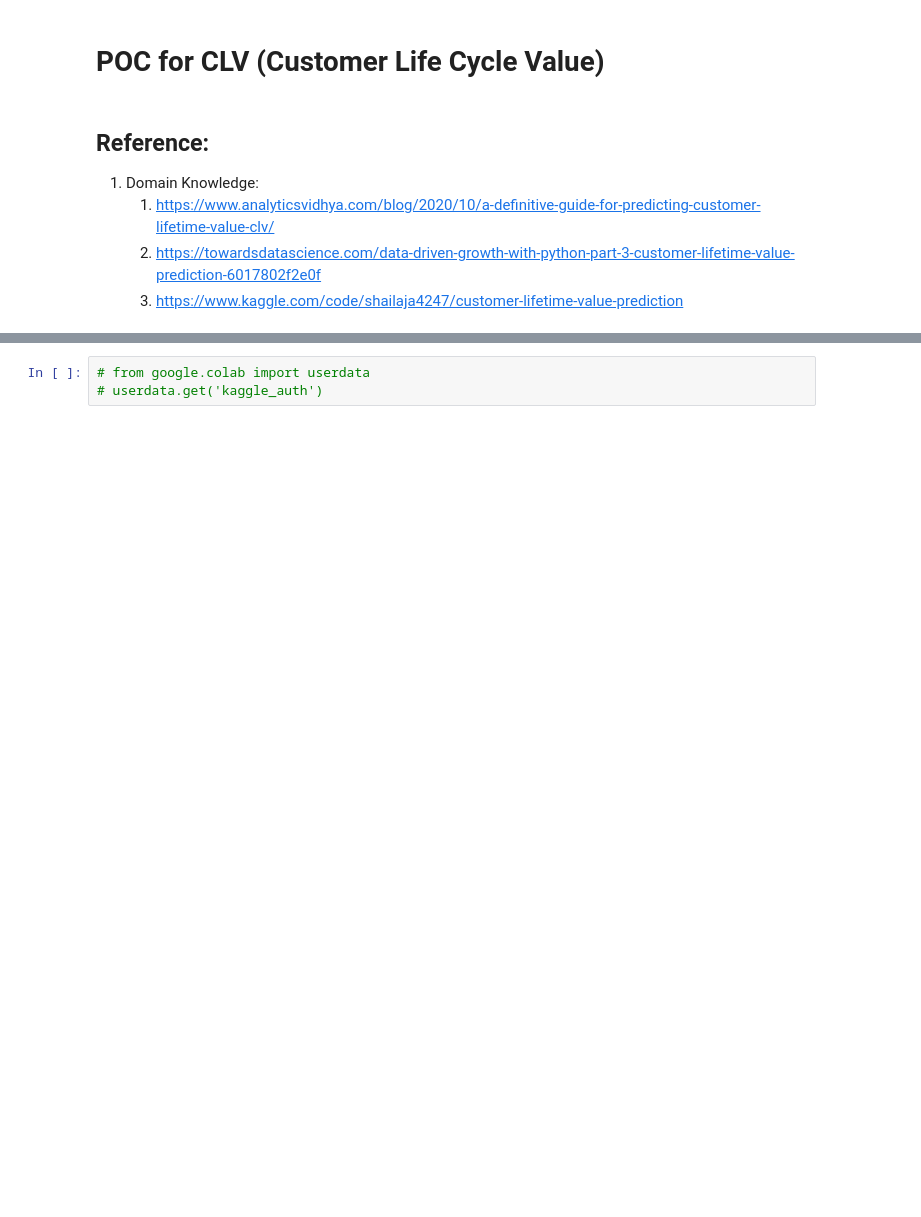
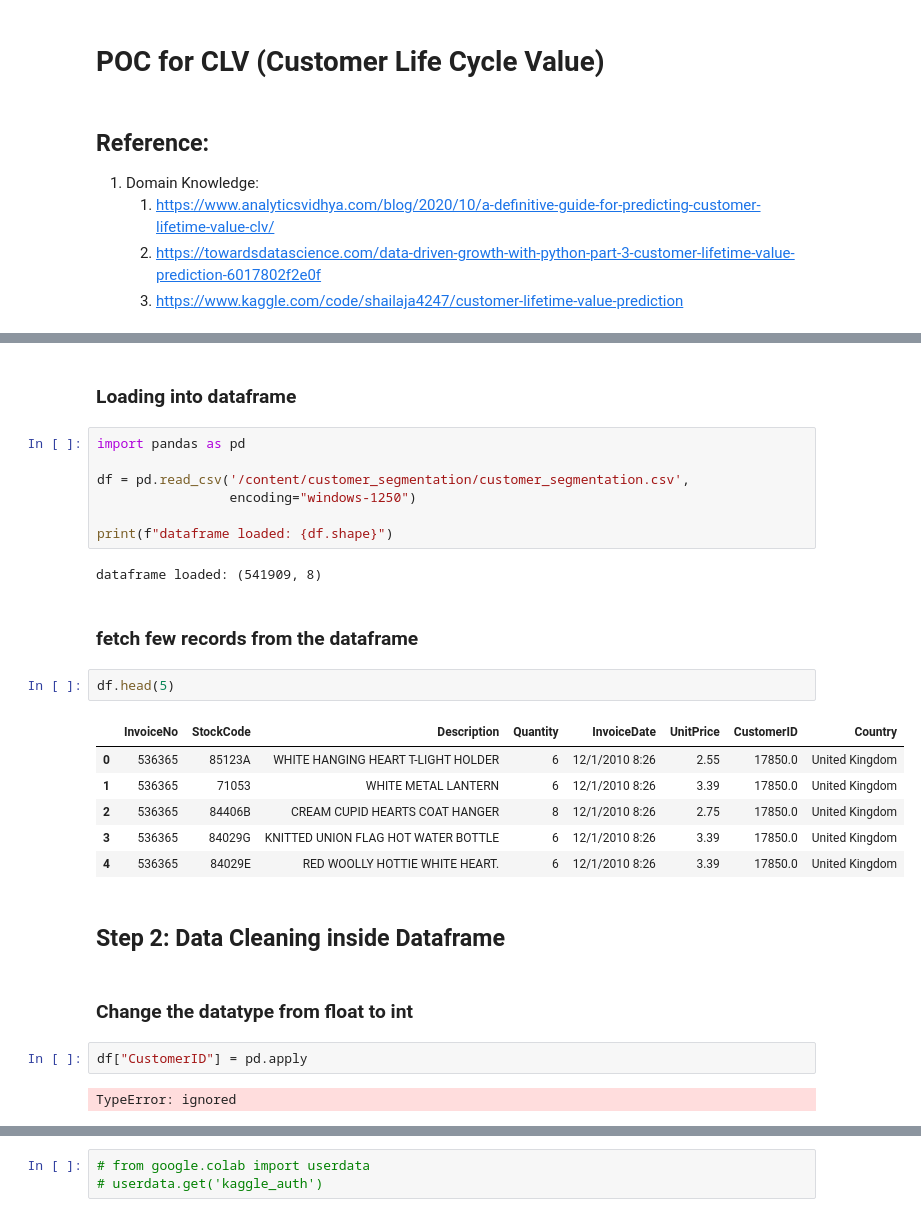
Before and after one commit to TheDataFestAI/Learning_Resources, a Jupyter notebook: learning_poc/poc1_ml_clv.ipynb, the cells around one changed output, grey strips where cells are left out. Drawn from its saved outputs; the diff is of its cells as text; blank space fills up the shorter version.

Commit message:
added few parts for data engg

```diff
--- a/learning_poc/poc1_ml_clv.ipynb
+++ b/learning_poc/poc1_ml_clv.ipynb
@@ -19,0 +49,30 @@ Ref:
+# %% [markdown]
+### Loading into dataframe
+# %%
+import pandas as pd
+
+df = pd.read_csv('/content/customer_segmentation/customer_segmentation.csv',
+                 encoding="windows-1250")
+
+print(f"dataframe loaded: {df.shape}")
+# %% [output]
+dataframe loaded: (541909, 8)
+# %% [markdown]
+### fetch few records from the dataframe
+# %%
+df.head(5)
+# %% [output]
+|  | InvoiceNo | StockCode | Description | Quantity | InvoiceDate | UnitPrice | CustomerID | Country |
+| 0 | 536365 | 85123A | WHITE HANGING HEART T-LIGHT HOLDER | 6 | 12/1/2010 8:26 | 2.55 | 17850.0 | United Kingdom |
+| 1 | 536365 | 71053 | WHITE METAL LANTERN | 6 | 12/1/2010 8:26 | 3.39 | 17850.0 | United Kingdom |
+| 2 | 536365 | 84406B | CREAM CUPID HEARTS COAT HANGER | 8 | 12/1/2010 8:26 | 2.75 | 17850.0 | United Kingdom |
+| 3 | 536365 | 84029G | KNITTED UNION FLAG HOT WATER BOTTLE | 6 | 12/1/2010 8:26 | 3.39 | 17850.0 | United Kingdom |
+| 4 | 536365 | 84029E | RED WOOLLY HOTTIE WHITE HEART. | 6 | 12/1/2010 8:26 | 3.39 | 17850.0 | United Kingdom |
+# %% [markdown]
+## Step 2: Data Cleaning inside Dataframe
+# %% [markdown]
+### Change the datatype from float to int
+# %%
+df["CustomerID"] = pd.apply
+# %% [output]
+TypeError: ignored
```
Also changed, not shown: parts of 9 cells of this notebook.
